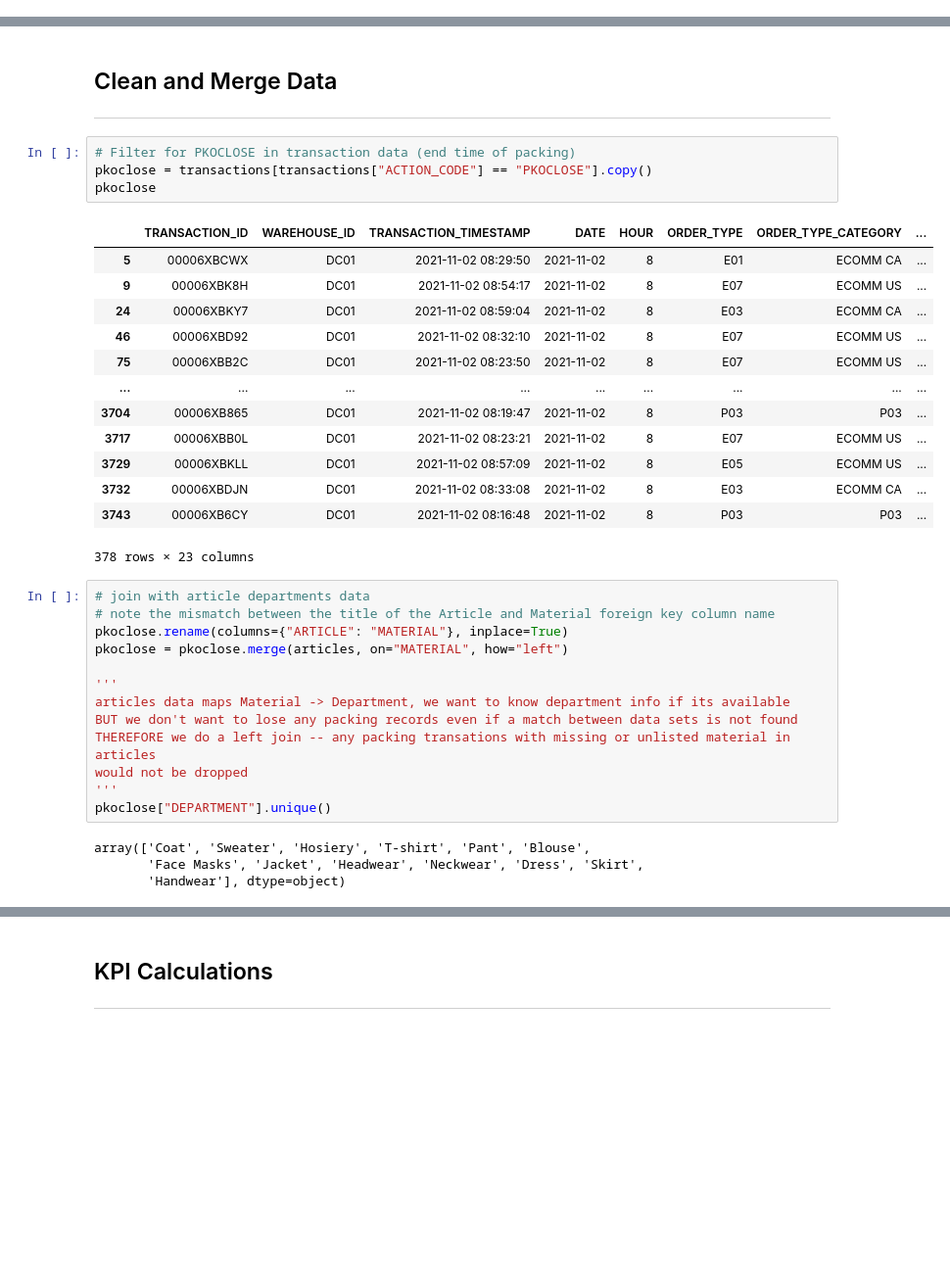
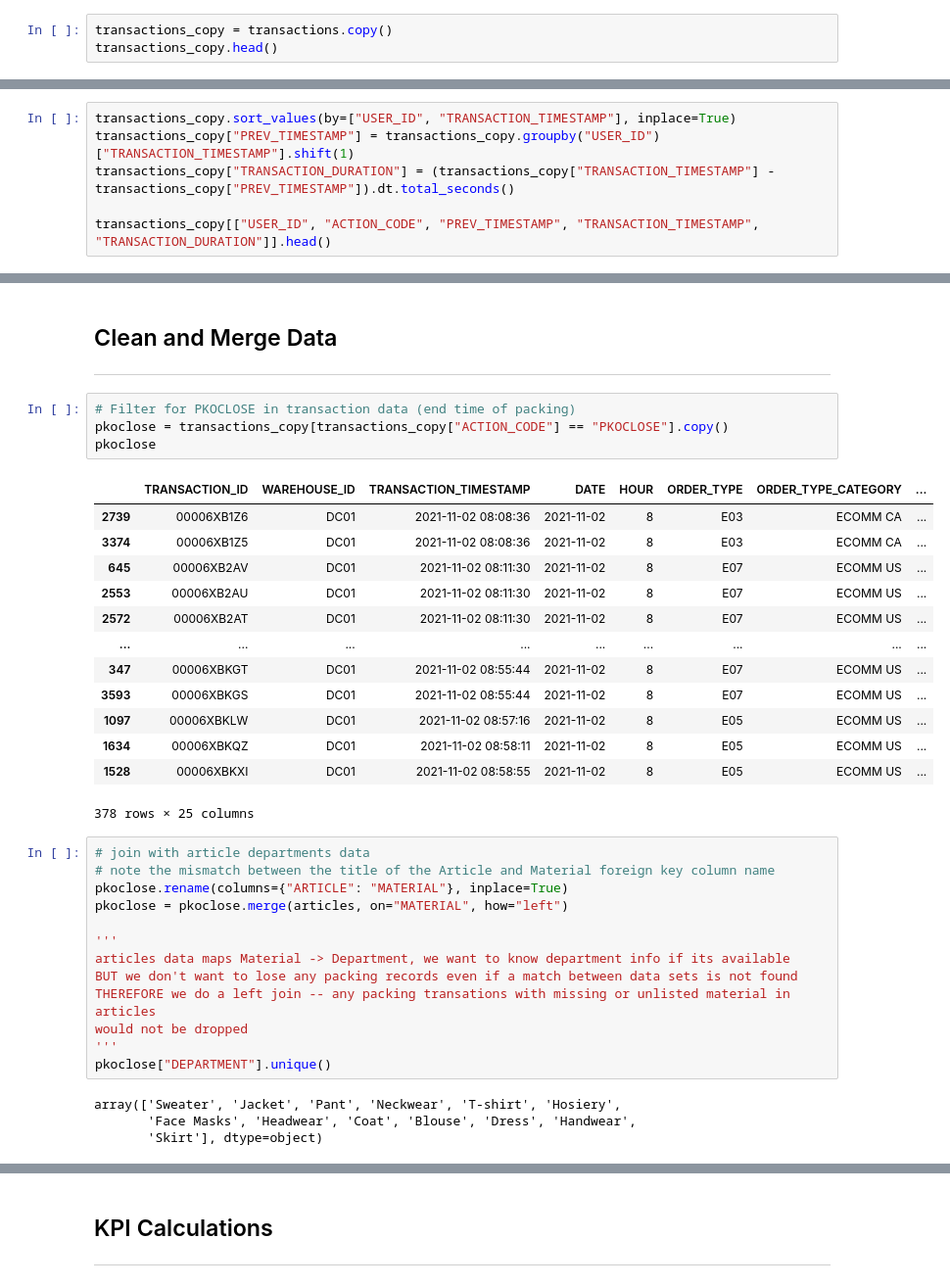
Before and after one commit to jenniferrnguyen/Aritzia_data_case, a Jupyter notebook: aritzia_data_case/Aritzia_data_case.ipynb, the cells around one changed output, grey strips where cells are left out. Shown at 98% size. Saved outputs shown, nothing was run; the diff lists cells and outputs as text; blank space fills up the shorter version.

Commit message:
calculate transaction duration and KPI"

```diff
--- a/aritzia_data_case/Aritzia_data_case.ipynb
+++ b/aritzia_data_case/Aritzia_data_case.ipynb
@@ -139,0 +146,3 @@ standards.describe()
+# %%
+transactions_copy = transactions.copy()
+transactions_copy.head()
@@ -139,0 +157,6 @@ standards.describe()
+# %%
+transactions_copy.sort_values(by=["USER_ID", "TRANSACTION_TIMESTAMP"], inplace=True)
+transactions_copy["PREV_TIMESTAMP"] = transactions_copy.groupby("USER_ID")["TRANSACTION_TIMESTAMP"].shift(1)
+transactions_copy["TRANSACTION_DURATION"] = (transactions_copy["TRANSACTION_TIMESTAMP"] - transactions_copy["PREV_TIMESTAMP"]).dt.total_seconds()
+
+transactions_copy[["USER_ID", "ACTION_CODE", "PREV_TIMESTAMP", "TRANSACTION_TIMESTAMP", "TRANSACTION_DURATION"]].head()
@@ -142,22 +172,22 @@ standards.describe()
 ---
 # %%
 # Filter for PKOCLOSE in transaction data (end time of packing)
-pkoclose = transactions[transactions["ACTION_CODE"] == "PKOCLOSE"].copy()
+pkoclose = transactions_copy[transactions_copy["ACTION_CODE"] == "PKOCLOSE"].copy()
 pkoclose
 # %% [output]
 |  | TRANSACTION_ID | WAREHOUSE_ID | TRANSACTION_TIMESTAMP | DATE | HOUR | ORDER_TYPE | ORDER_TYPE_CATEGORY | ... |
-| 5 | 00006XBCWX | DC01 | 2021-11-02 08:29:50 | 2021-11-02 | 8 | E01 | ECOMM CA | ... |
-| 9 | 00006XBK8H | DC01 | 2021-11-02 08:54:17 | 2021-11-02 | 8 | E07 | ECOMM US | ... |
-| 24 | 00006XBKY7 | DC01 | 2021-11-02 08:59:04 | 2021-11-02 | 8 | E03 | ECOMM CA | ... |
-| 46 | 00006XBD92 | DC01 | 2021-11-02 08:32:10 | 2021-11-02 | 8 | E07 | ECOMM US | ... |
-| 75 | 00006XBB2C | DC01 | 2021-11-02 08:23:50 | 2021-11-02 | 8 | E07 | ECOMM US | ... |
+| 2739 | 00006XB1Z6 | DC01 | 2021-11-02 08:08:36 | 2021-11-02 | 8 | E03 | ECOMM CA | ... |
+| 3374 | 00006XB1Z5 | DC01 | 2021-11-02 08:08:36 | 2021-11-02 | 8 | E03 | ECOMM CA | ... |
+| 645 | 00006XB2AV | DC01 | 2021-11-02 08:11:30 | 2021-11-02 | 8 | E07 | ECOMM US | ... |
+| 2553 | 00006XB2AU | DC01 | 2021-11-02 08:11:30 | 2021-11-02 | 8 | E07 | ECOMM US | ... |
+| 2572 | 00006XB2AT | DC01 | 2021-11-02 08:11:30 | 2021-11-02 | 8 | E07 | ECOMM US | ... |
 | ... | ... | ... | ... | ... | ... | ... | ... | ... |
-| 3704 | 00006XB865 | DC01 | 2021-11-02 08:19:47 | 2021-11-02 | 8 | P03 | P03 | ... |
-| 3717 | 00006XBB0L | DC01 | 2021-11-02 08:23:21 | 2021-11-02 | 8 | E07 | ECOMM US | ... |
-| 3729 | 00006XBKLL | DC01 | 2021-11-02 08:57:09 | 2021-11-02 | 8 | E05 | ECOMM US | ... |
-| 3732 | 00006XBDJN | DC01 | 2021-11-02 08:33:08 | 2021-11-02 | 8 | E03 | ECOMM CA | ... |
-| 3743 | 00006XB6CY | DC01 | 2021-11-02 08:16:48 | 2021-11-02 | 8 | P03 | P03 | ... |
+| 347 | 00006XBKGT | DC01 | 2021-11-02 08:55:44 | 2021-11-02 | 8 | E07 | ECOMM US | ... |
+| 3593 | 00006XBKGS | DC01 | 2021-11-02 08:55:44 | 2021-11-02 | 8 | E07 | ECOMM US | ... |
+| 1097 | 00006XBKLW | DC01 | 2021-11-02 08:57:16 | 2021-11-02 | 8 | E05 | ECOMM US | ... |
+| 1634 | 00006XBKQZ | DC01 | 2021-11-02 08:58:11 | 2021-11-02 | 8 | E05 | ECOMM US | ... |
+| 1528 | 00006XBKXI | DC01 | 2021-11-02 08:58:55 | 2021-11-02 | 8 | E05 | ECOMM US | ... |
-378 rows × 23 columns
+378 rows × 25 columns
 # %%
 # join with article departments data
 # note the mismatch between the title of the Article and Material foreign key column name
@@ -172,9 +202,9 @@ would not be dropped
 '''
 pkoclose["DEPARTMENT"].unique()
 # %% [output]
-array(['Coat', 'Sweater', 'Hosiery', 'T-shirt', 'Pant', 'Blouse',
-       'Face Masks', 'Jacket', 'Headwear', 'Neckwear', 'Dress', 'Skirt',
-       'Handwear'], dtype=object)
+array(['Sweater', 'Jacket', 'Pant', 'Neckwear', 'T-shirt', 'Hosiery',
+       'Face Masks', 'Headwear', 'Coat', 'Blouse', 'Dress', 'Handwear',
+       'Skirt'], dtype=object)
 # %%
 # get the standard packing times
 standards_long = standards.melt(var_name="DEPARTMENT_STANDARD", value_name="STANDARD_TIME")
```
Also changed, not shown: parts of 11 cells of this notebook.
